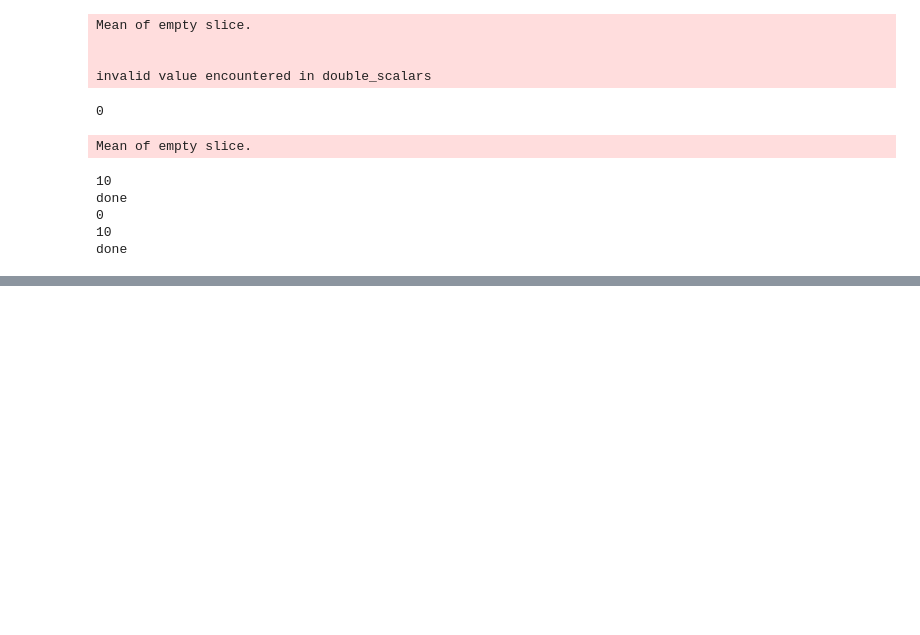
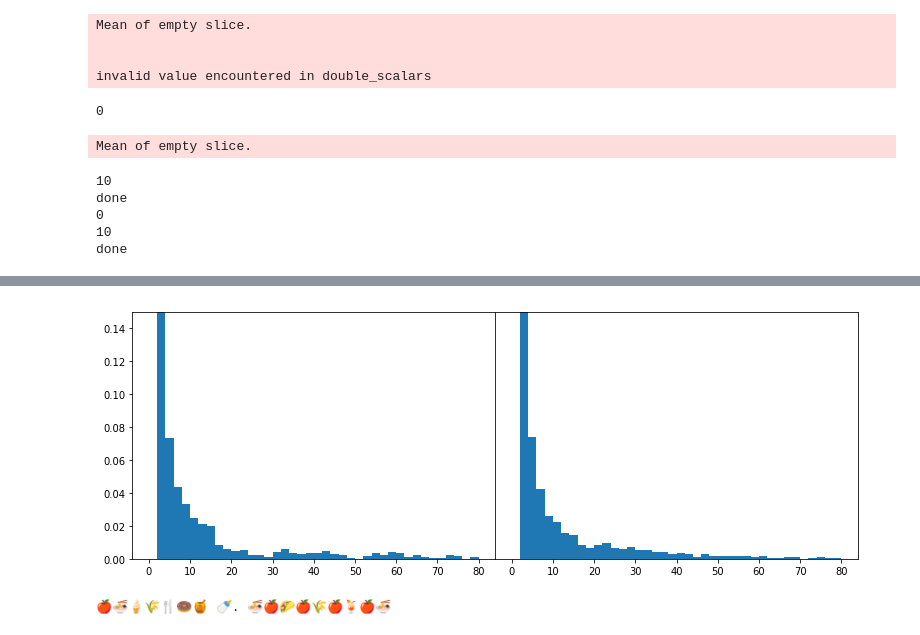
Before and after one commit to BonsaiNet/Actual-Tree, a Jupyter notebook: branchFeatures.ipynb, the cells around one changed output, grey strips where cells are left out. Drawn from its saved outputs; the diff is of its cells as text; code cells hidden in the pictures; blank space fills up the shorter version.

```diff
--- a/branchFeatures.ipynb
+++ b/branchFeatures.ipynb
@@ -207,7 +239,7 @@ def getNeurons(swc, size, rand) :
         r = randint(0,len(rand)-1)
         n[i] = McNeuron.Neuron(swc[int(rand[r])])
         rand = np.delete(rand,r)
-        if i%100==0 :
+        if i%10==0 :
             print(i)
     print('done')
     return n,rand
@@ -288,13 +313,0 @@ array([[110., 219.],
-# %%
-feature = 14
-featureO = getFeature(feature,neuronBranchMasterO)
-featureP = getFeature(feature,neuronBranchMasterP)
-meanO = [0] * len(featureO)
-meanP = [0] * len(featureP)
-for i in range(0,len(featureO)):
-    meanO[i] = s.mean(featureO[i])
-    meanP[i] = s.mean(featureP[i])
-plt.hist(meanO,normed=True,bins=10,alpha=0.25,range=(8,28), color='r')
-# plt.show()
-plt.hist(meanP,normed=True,bins=10,alpha=0.25,range=(8,28), color='b')
-# plt.show()
@@ -306,0 +323,34 @@ plt.hist(meanP,normed=True,bins=10,alpha=0.25,range=(8,28), color='b')
+# %%
+feature = 14
+featureO = getFeature(feature,neuronBranchMasterO)
+featureP = getFeature(feature,neuronBranchMasterP)
+meanO = []
+meanP = []
+for i in range(0,len(featureO)):
+    meanO = np.concatenate((meanO,featureO[i]))
+    meanP = np.concatenate((meanP,featureP[i]))
+
+bins = 40
+ran = (0,80)
+
+fig = plt.figure(figsize=(13, 10))
+ax1 = plt.subplot2grid((2, 2), (1, 0))
+ax1.set_ylim([0,0.15])
+ax1.hist(meanO,normed=True,bins=bins,range=ran)
+ax2 = plt.subplot2grid((2, 2), (1, 1))
+ax2.set_ylim([0,0.15])
+ax2.hist(meanP,normed=True,bins=bins,range=ran)
+ax2.set_yticks([])
+
+# ax3 = plt.subplot2grid((2, 2), (0, 0))
+# McNeuron.visualize.plot_2D(swcO[ind[0]], pass_ax=True, ax=ax3, line_width=McNeuron.Neuron(swcO[ind[0]]).diameter)
+# ax4 = plt.subplot2grid((2, 2), (0, 1))
+# McNeuron.visualize.plot_2D(swcO[ind[3]], pass_ax=True, ax=ax4, line_width=McNeuron.Neuron(swcO[ind[3]]).diameter)
+
+plt.subplots_adjust(wspace=0)
+# %% [output]
+[figure, added]
+# %%
+print('🍎🍜🍦🌾🍴🍩🍯 🍼. 🍜🍎🌮🍎🌾🍎🍹🍎🍜')
+# %% [output]
+🍎🍜🍦🌾🍴🍩🍯 🍼. 🍜🍎🌮🍎🌾🍎🍹🍎🍜
```
Also changed, not shown: parts of 14 cells of this notebook, 5 other files.
